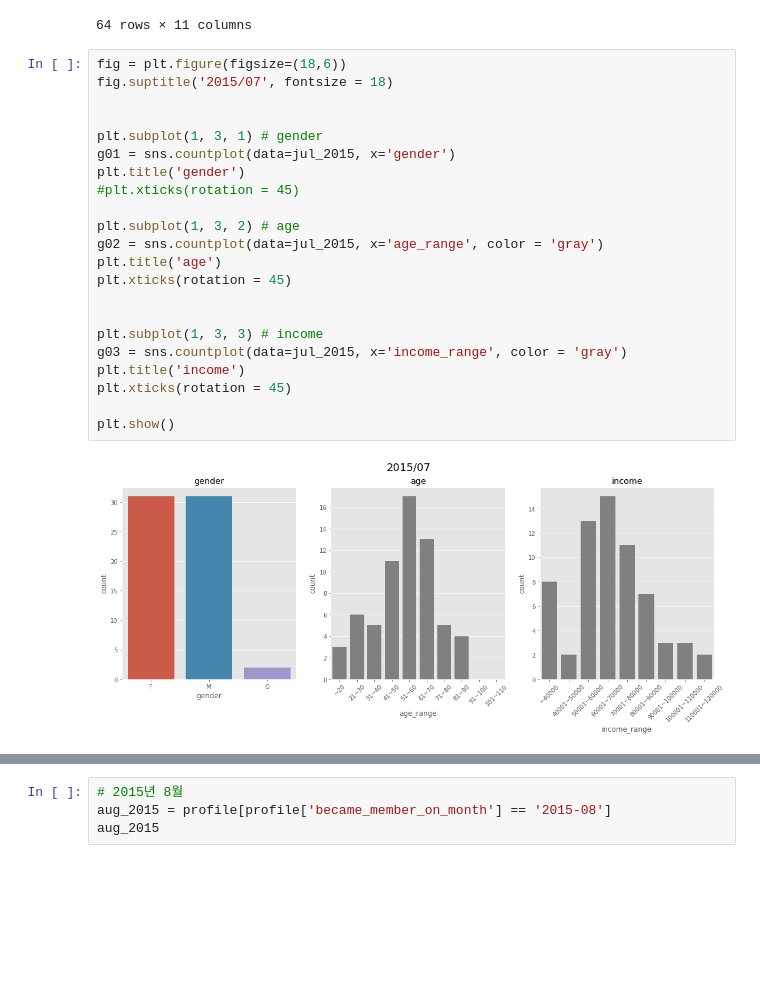
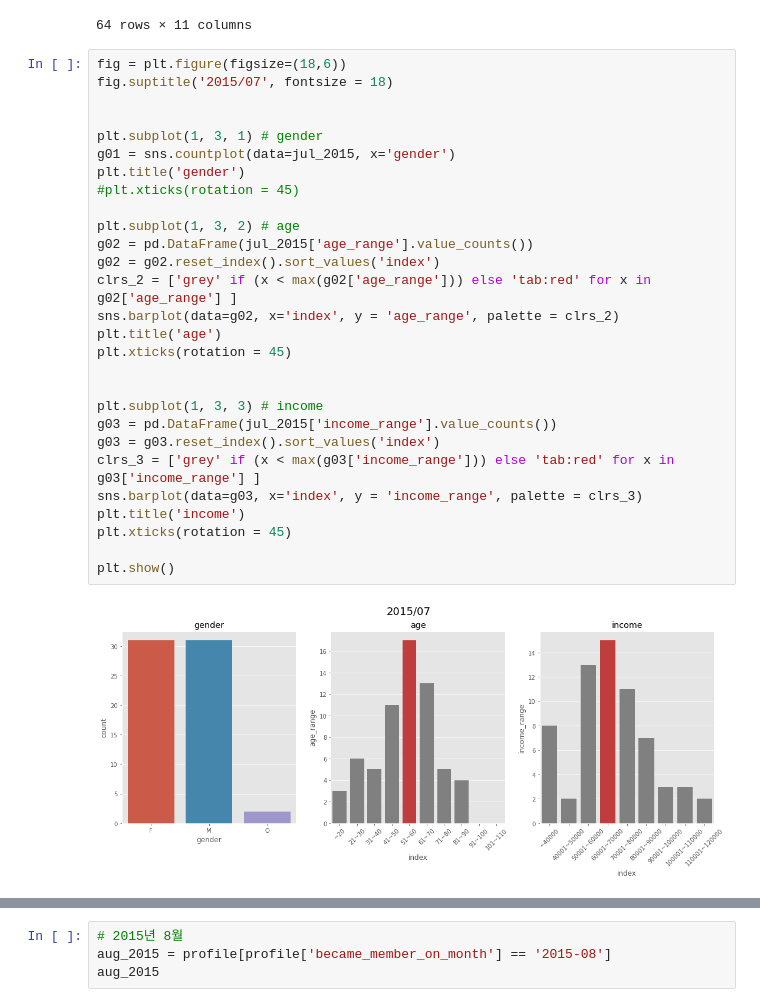
Before and after one commit to HAMJiyoung/Starbucks-Survey-EDA, a Jupyter notebook: Starbucks_Survey_EDA.ipynb, the cells around one changed output, grey strips where cells are left out. Saved outputs shown, nothing was run; the diff lists cells and outputs as text; blank space fills up the shorter version.

```diff
--- a/Starbucks_Survey_EDA.ipynb
+++ b/Starbucks_Survey_EDA.ipynb
@@ -518,24 +518,30 @@ jul_2015
 # %%
 fig = plt.figure(figsize=(18,6))
 fig.suptitle('2015/07', fontsize = 18)
 
 
 plt.subplot(1, 3, 1) # gender
 g01 = sns.countplot(data=jul_2015, x='gender')
 plt.title('gender')
 #plt.xticks(rotation = 45)
 
 plt.subplot(1, 3, 2) # age
-g02 = sns.countplot(data=jul_2015, x='age_range', color = 'gray')
+g02 = pd.DataFrame(jul_2015['age_range'].value_counts())
+g02 = g02.reset_index().sort_values('index')
+clrs_2 = ['grey' if (x < max(g02['age_range'])) else 'tab:red' for x in g02['age_range'] ]
+sns.barplot(data=g02, x='index', y = 'age_range', palette = clrs_2)
 plt.title('age')
 plt.xticks(rotation = 45)
 
 
 plt.subplot(1, 3, 3) # income
-g03 = sns.countplot(data=jul_2015, x='income_range', color = 'gray')
+g03 = pd.DataFrame(jul_2015['income_range'].value_counts())
+g03 = g03.reset_index().sort_values('index')
+clrs_3 = ['grey' if (x < max(g03['income_range'])) else 'tab:red' for x in g03['income_range'] ]
+sns.barplot(data=g03, x='index', y = 'income_range', palette = clrs_3)
 plt.title('income')
 plt.xticks(rotation = 45)
 
 plt.show()
 # %% [output]
-[figure, old version]
+[figure, new version]
```
Also changed, not shown: parts of 21 cells of this notebook.
